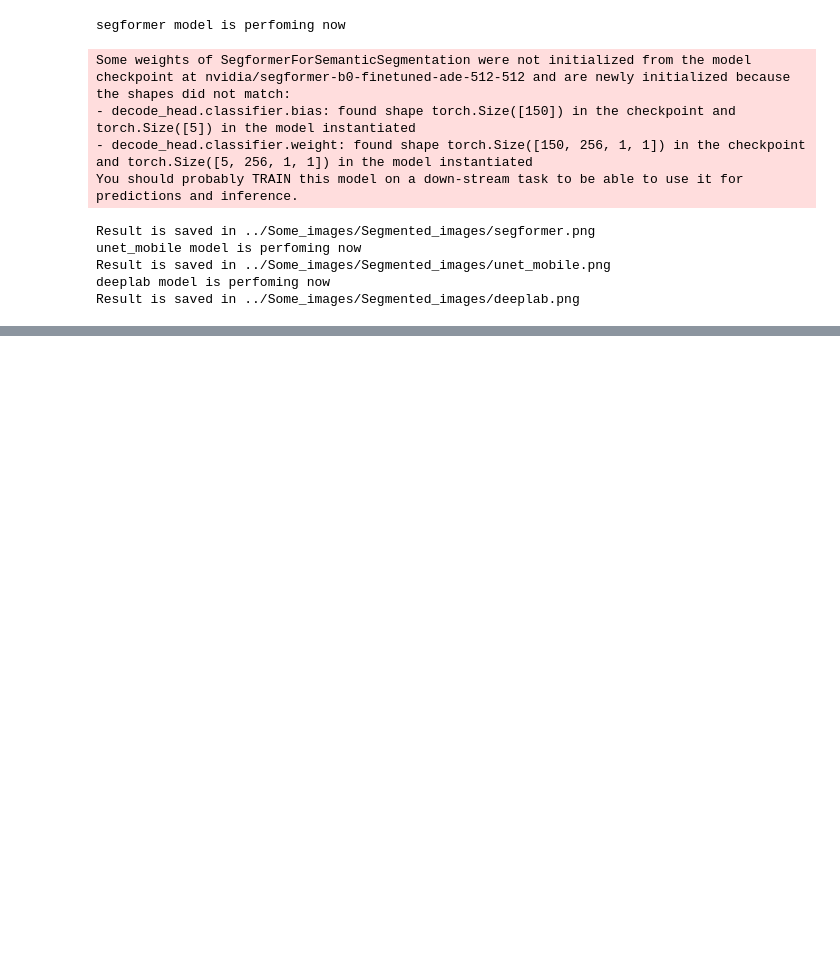
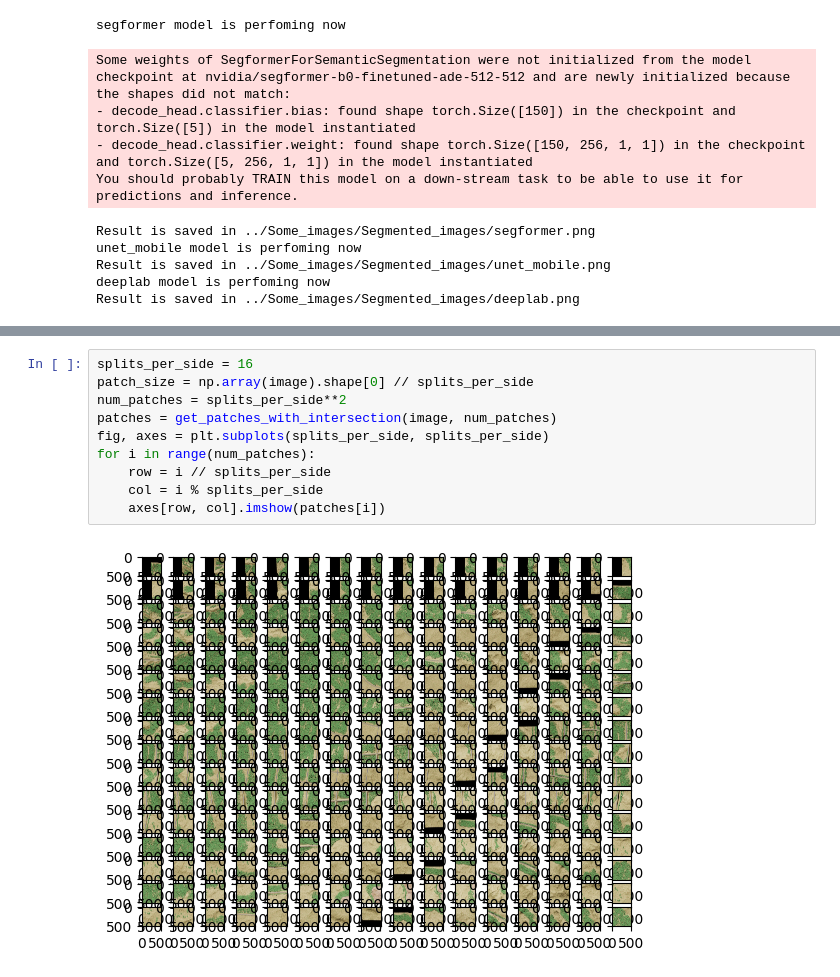
Before and after one commit to EvgeniyMarchuk/BOSK, a Jupyter notebook: notebooks/big_picture_segmentation.ipynb, the cells around one changed output, grey strips where cells are left out. Saved outputs shown, nothing was run; the diff lists cells and outputs as text; blank space fills up the shorter version.

```diff
--- a/notebooks/big_picture_segmentation.ipynb
+++ b/notebooks/big_picture_segmentation.ipynb
@@ -65,0 +95,12 @@ Result is saved in ../Some_images/Segmented_images/deeplab.png
+# %%
+splits_per_side = 16
+patch_size = np.array(image).shape[0] // splits_per_side
+num_patches = splits_per_side**2
+patches = get_patches_with_intersection(image, num_patches)
+fig, axes = plt.subplots(splits_per_side, splits_per_side)
+for i in range(num_patches):
+    row = i // splits_per_side
+    col = i % splits_per_side
+    axes[row, col].imshow(patches[i])
+# %% [output]
+[figure, added]
```
Also changed, not shown: parts of 9 cells of this notebook, 4 other files.
